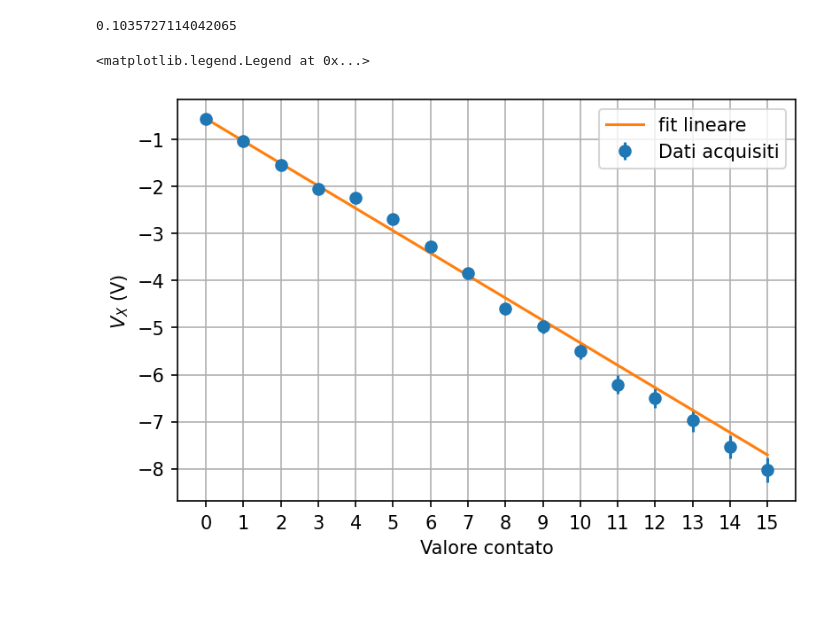
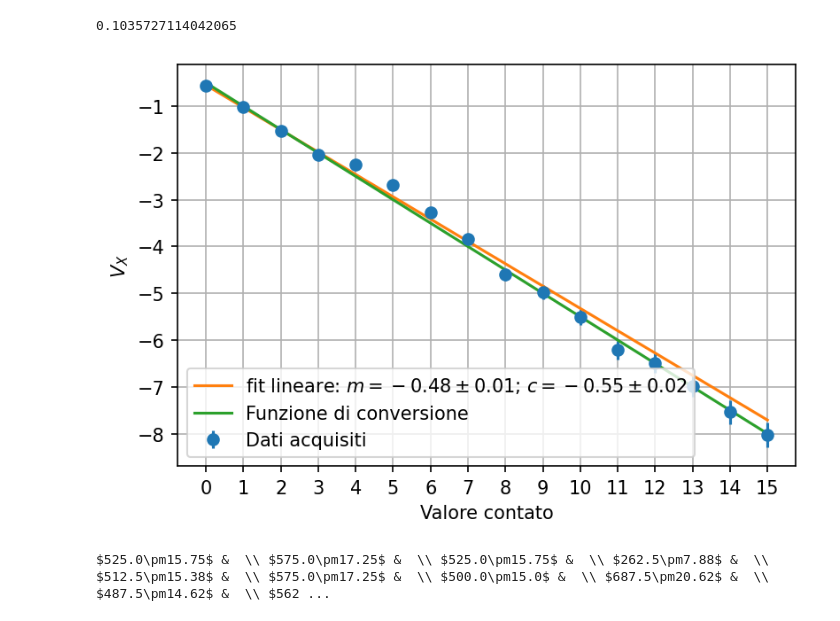
Before and after one commit to 1892051/LabSS, a Jupyter notebook: LabSS/esperienza_7/book.ipynb, the cells around one changed output. Cells and saved outputs as stored; diff of their text form; code cells hidden in the pictures.

```diff
--- a/LabSS/esperienza_7/book.ipynb
+++ b/LabSS/esperienza_7/book.ipynb
@@ -21,12 +22,20 @@ sigmaV = lambda a: 0.04*a+.05
 sigma_V_X = sigmaV(V_X)
+# %%
+def retta(x,m,c):
+    return m*x+c
+def conv(x, step):
+    return (x*step+step)*(-1)
+# %%
+popt, cov = curve_fit(retta, range(16), V_X, sigma=sigma_V_X)
 # %%
 plt.errorbar(range(16), V_X, yerr=sigma_V_X, linestyle="", marker="o", label="Dati acquisiti")
-plt.plot(range(16), retta(range(16), popt[0], popt[1]), label="fit lineare")
+plt.plot(range(16), retta(range(16), popt[0], popt[1]), label="fit lineare: $m={}\pm{}$; $c={}\pm{}$".format(popt[0].round(2), (cov[0][0]**.5).round(2), popt[1].round(2), (cov[1][1]**.5).round(2)))
+plt.plot(range(16), conv(range(16), gradini.mean()), label="Funzione di conversione")
 plt.xticks(range(16))
 plt.grid()
 plt.xlabel("Valore contato")
-plt.ylabel("$V_X$ (V)")
+plt.ylabel("$V_X$")
 plt.legend()
+plt.savefig("conv.png", dpi=300)
 # %% [output]
-<matplotlib.legend.Legend at 0x...>
-[figure, old version]
+[figure, new version]
@@ -32,0 +52,4 @@ plt.legend()
+# %%
+print(tabmaker([(sigmaVV, gradini*10**3)]))
+# %% [output]
+$525.0\pm15.75$ &  \\ $575.0\pm17.25$ &  \\ $525.0\pm15.75$ &  \\ $262.5\pm7.88$ &  \\ $512.5\pm15.38$ &  \\ $575.0\pm17.25$ &  \\ $500.0\pm15.0$ &  \\ $687.5\pm20.62$ &  \\ $487.5\pm14.62$ &  \\ $562 ...
```
Also changed, not shown: parts of 2 cells of this notebook, 1 other file.
